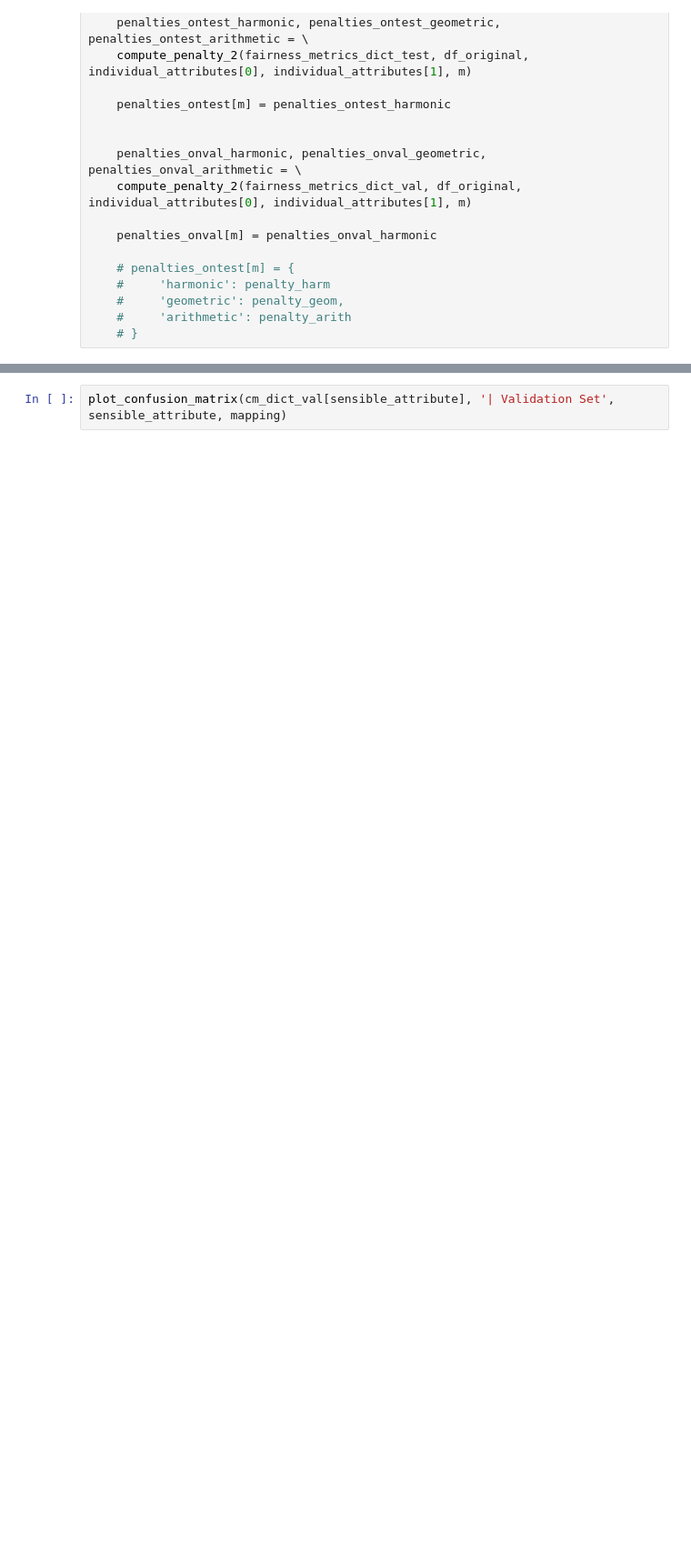
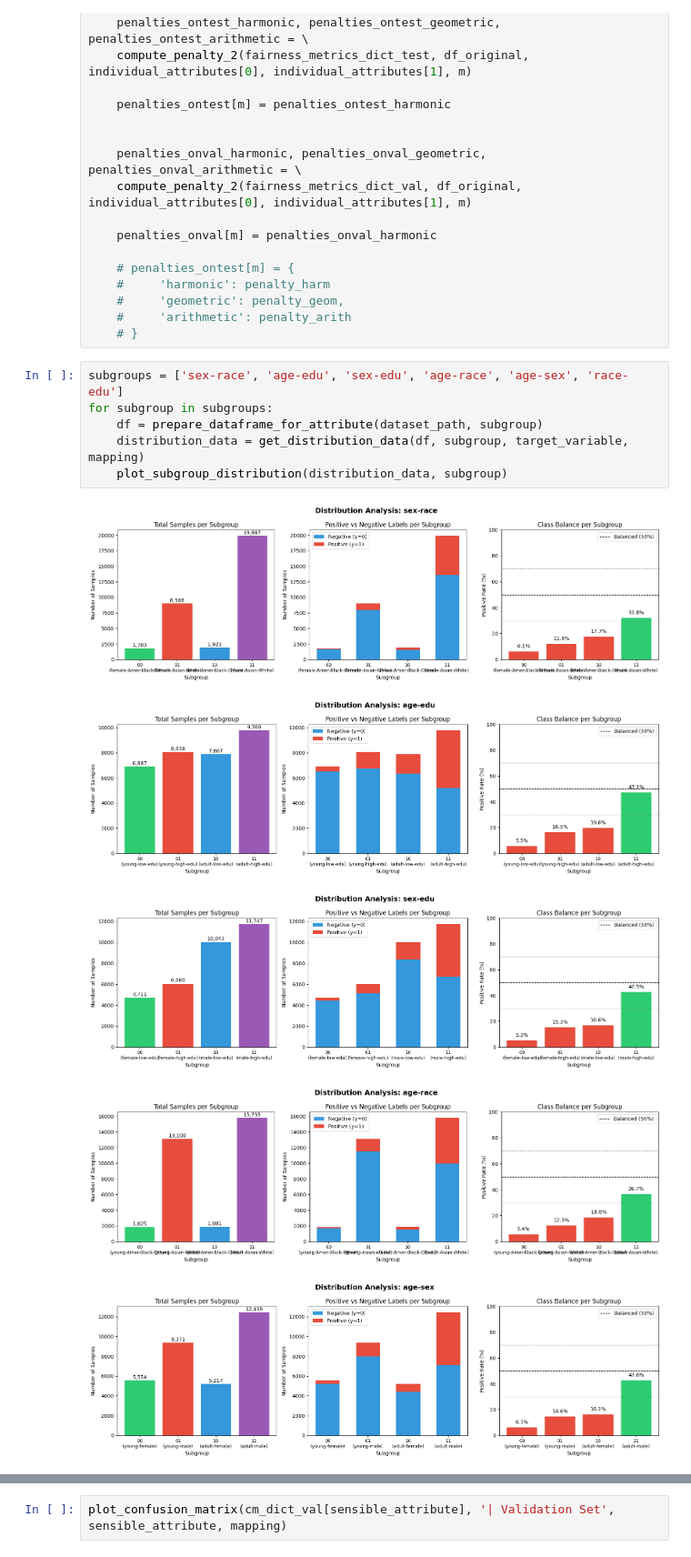
Before and after one commit to rolss/Fairness-in-data, a Jupyter notebook: Reproducible Pipeline.ipynb, the cells around one changed output, grey strips where cells are left out. Shown at 91% size. Saved outputs shown, nothing was run; the diff lists cells and outputs as text; blank space fills up the shorter version.

```diff
--- a/Reproducible Pipeline.ipynb
+++ b/Reproducible Pipeline.ipynb
@@ -704,3 +1077,15 @@ for m in fair_metrics:
     #     'geometric': penalty_geom,
     #     'arithmetic': penalty_arith
     # }
+# %%
+subgroups = ['sex-race', 'age-edu', 'sex-edu', 'age-race', 'age-sex', 'race-edu']
+for subgroup in subgroups:
+    df = prepare_dataframe_for_attribute(dataset_path, subgroup)
+    distribution_data = get_distribution_data(df, subgroup, target_variable, mapping)
+    plot_subgroup_distribution(distribution_data, subgroup)
+# %% [output]
+[figure, added]
+[figure, added]
+[figure, added]
+[figure, added]
+[figure, added]
```
Also changed, not shown: parts of 27 cells of this notebook.
